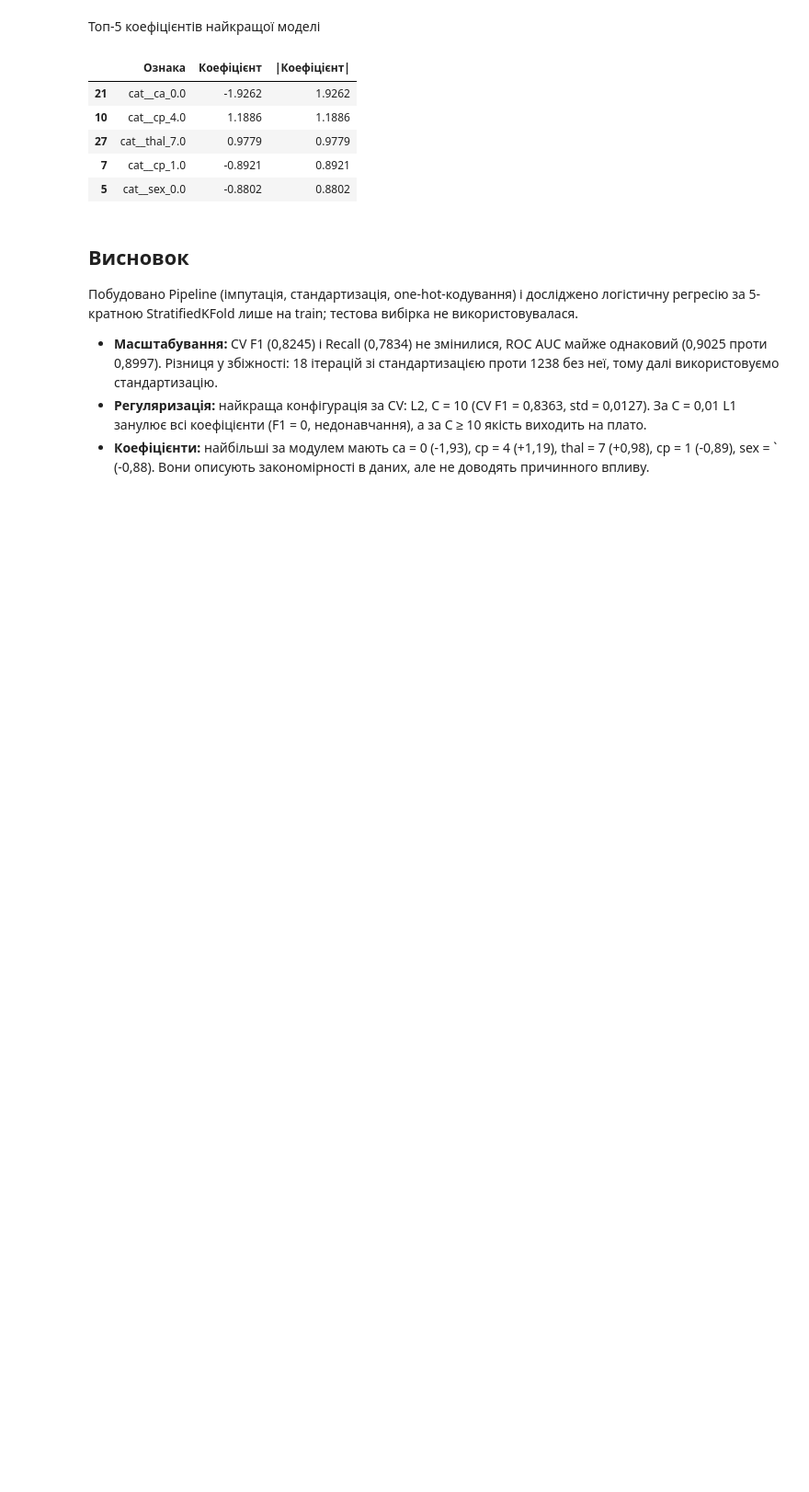
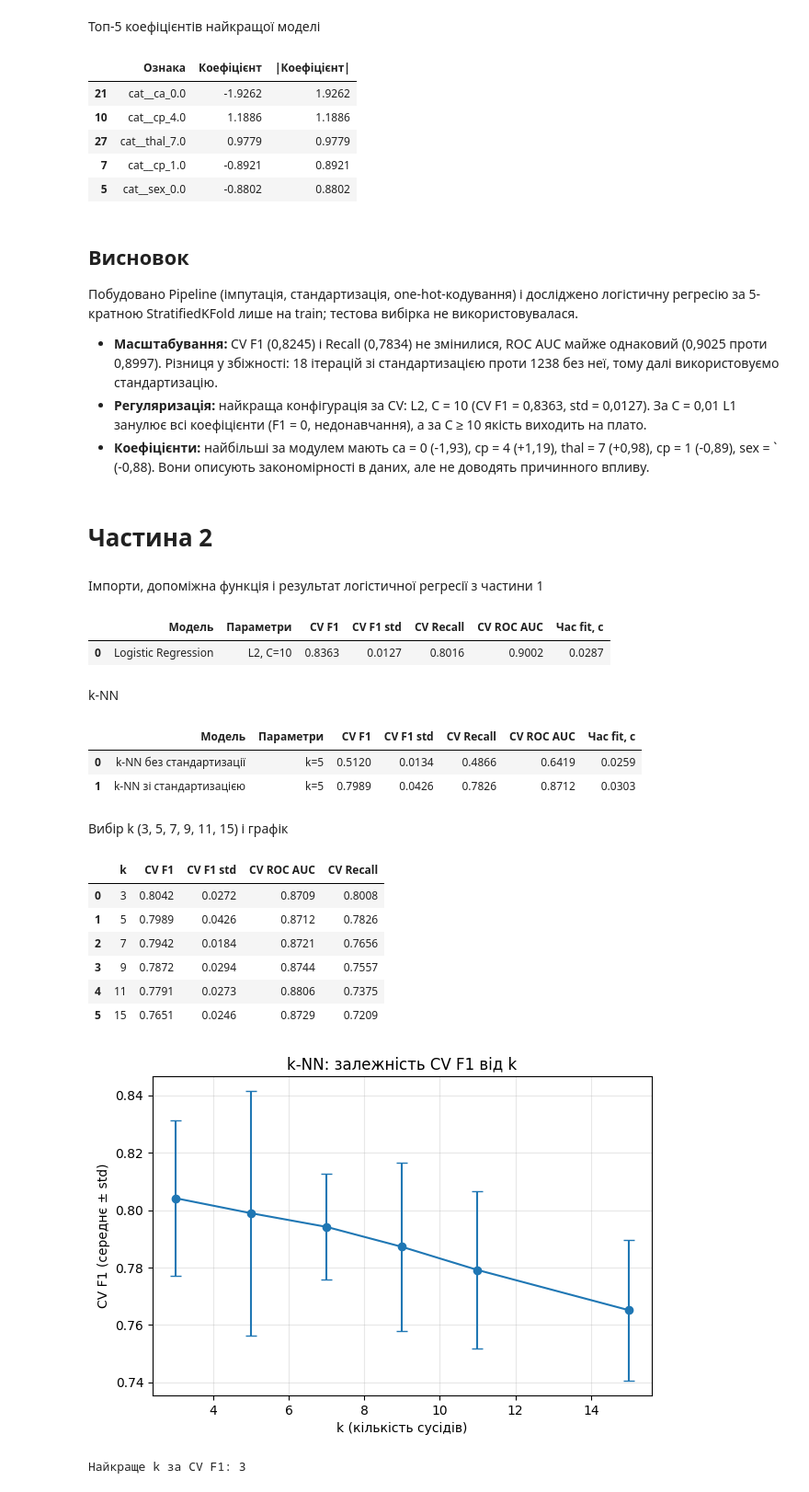
Before and after one commit to Oleh12342/pattern-recognition-practice, a Jupyter notebook: classification-mini-project/notebooks/PR04_Kulesh_O.ipynb, the cells around one changed output. Shown at 92% size. Saved outputs shown, nothing was run; the diff lists cells and outputs as text; code cells hidden in the pictures; blank space fills up the shorter version.

```diff
--- a/classification-mini-project/notebooks/PR04_Kulesh_O.ipynb
+++ b/classification-mini-project/notebooks/PR04_Kulesh_O.ipynb
@@ -323,3 +323,77 @@ display(coef_df.head(5).round(4))
 - **Масштабування:** CV F1 (0,8245) і Recall (0,7834) не змінилися, ROC AUC майже однаковий (0,9025 проти 0,8997). Різниця у збіжності: 18 ітерацій зі стандартизацією проти 1238 без неї, тому далі використовуємо стандартизацію.
 - **Регуляризація:** найкраща конфігурація за CV: L2, C = 10 (CV F1 = 0,8363, std = 0,0127). За C = 0,01 L1 занулює всі коефіцієнти (F1 = 0, недонавчання), а за C ≥ 10 якість виходить на плато.
 - **Коефіцієнти:** найбільші за модулем мають ca = 0 (-1,93), cp = 4 (+1,19), thal = 7 (+0,98), cp = 1 (-0,89), sex = ` (-0,88). Вони описують закономірності в даних, але не доводять причинного впливу.
+# %% [markdown]
+# Частина 2
+# %% [markdown]
+Імпорти, допоміжна функція і результат логістичної регресії з частини 1
+# %%
+from sklearn.neighbors import KNeighborsClassifier
+from sklearn.naive_bayes import GaussianNB
+from sklearn.discriminant_analysis import LinearDiscriminantAnalysis, QuadraticDiscriminantAnalysis
+from sklearn.model_selection import cross_val_predict
+
+cv_rows = []
+
+def cv_summary(pipeline, name, params="", n_jobs=-1):
+    res = cross_validate(pipeline, X_train, y_train, cv=cv, scoring=scoring, n_jobs=n_jobs)
+    return {
+        "Модель": name, "Параметри": params,
+        "CV F1": res["test_f1"].mean(), "CV F1 std": res["test_f1"].std(),
+        "CV Recall": res["test_recall"].mean(),
+        "CV ROC AUC": res["test_roc_auc"].mean(),
+        "Час fit, с": res["fit_time"].mean(),
+    }
+
+cv_rows.append(cv_summary(grid_lr.best_estimator_, "Logistic Regression", "L2, C=10"))
+display(pd.DataFrame(cv_rows).round(4))
+# %% [output]
+|  | Модель | Параметри | CV F1 | CV F1 std | CV Recall | CV ROC AUC | Час fit, с |
+| 0 | Logistic Regression | L2, C=10 | 0.8363 | 0.0127 | 0.8016 | 0.9002 | 0.0287 |
+# %% [markdown]
+k-NN
+# %%
+def make_knn(preprocessor, **kw):
+    return Pipeline([("preprocessor", preprocessor),
+                     ("classifier", KNeighborsClassifier(**kw))])
+
+knn_scale_cmp = pd.DataFrame([
+    cv_summary(make_knn(preprocessor_raw, n_neighbors=5), "k-NN без стандартизації", "k=5"),
+    cv_summary(make_knn(preprocessor_scaled, n_neighbors=5), "k-NN зі стандартизацією", "k=5"),
+])
+display(knn_scale_cmp.round(4))
+# %% [output]
+|  | Модель | Параметри | CV F1 | CV F1 std | CV Recall | CV ROC AUC | Час fit, с |
+| 0 | k-NN без стандартизації | k=5 | 0.5120 | 0.0134 | 0.4866 | 0.6419 | 0.0259 |
+| 1 | k-NN зі стандартизацією | k=5 | 0.7989 | 0.0426 | 0.7826 | 0.8712 | 0.0303 |
+# %% [markdown]
+Вибір k (3, 5, 7, 9, 11, 15) і графік
+# %%
+k_values = [3, 5, 7, 9, 11, 15]
+knn_k_df = pd.DataFrame([
+    {**cv_summary(make_knn(preprocessor_scaled, n_neighbors=k), f"k-NN k={k}", f"k={k}"), "k": k}
+    for k in k_values
+])
+display(knn_k_df[["k", "CV F1", "CV F1 std", "CV ROC AUC", "CV Recall"]].round(4))
+
+plt.figure(figsize=(7, 4.5))
+plt.errorbar(knn_k_df["k"], knn_k_df["CV F1"], yerr=knn_k_df["CV F1 std"],
+             marker="o", capsize=4)
+plt.xlabel("k (кількість сусідів)")
+plt.ylabel("CV F1 (середнє ± std)")
+plt.title("k-NN: залежність CV F1 від k")
+plt.grid(alpha=0.3)
+plt.show()
+
+best_k = int(knn_k_df.loc[knn_k_df["CV F1"].idxmax(), "k"])
+print("Найкраще k за CV F1:", best_k)
+# %% [output]
+|  | k | CV F1 | CV F1 std | CV ROC AUC | CV Recall |
+| 0 | 3 | 0.8042 | 0.0272 | 0.8709 | 0.8008 |
+| 1 | 5 | 0.7989 | 0.0426 | 0.8712 | 0.7826 |
+| 2 | 7 | 0.7942 | 0.0184 | 0.8721 | 0.7656 |
+| 3 | 9 | 0.7872 | 0.0294 | 0.8744 | 0.7557 |
+| 4 | 11 | 0.7791 | 0.0273 | 0.8806 | 0.7375 |
+| 5 | 15 | 0.7651 | 0.0246 | 0.8729 | 0.7209 |
+[figure, added]
+Найкраще k за CV F1: 3
```
Also changed, not shown: parts of 12 cells of this notebook.
